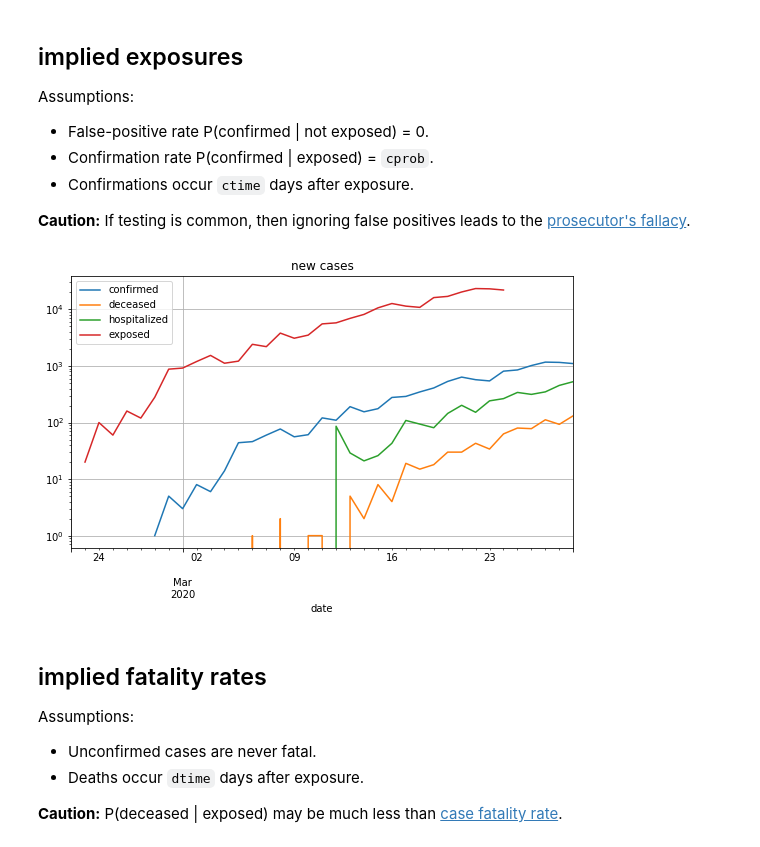
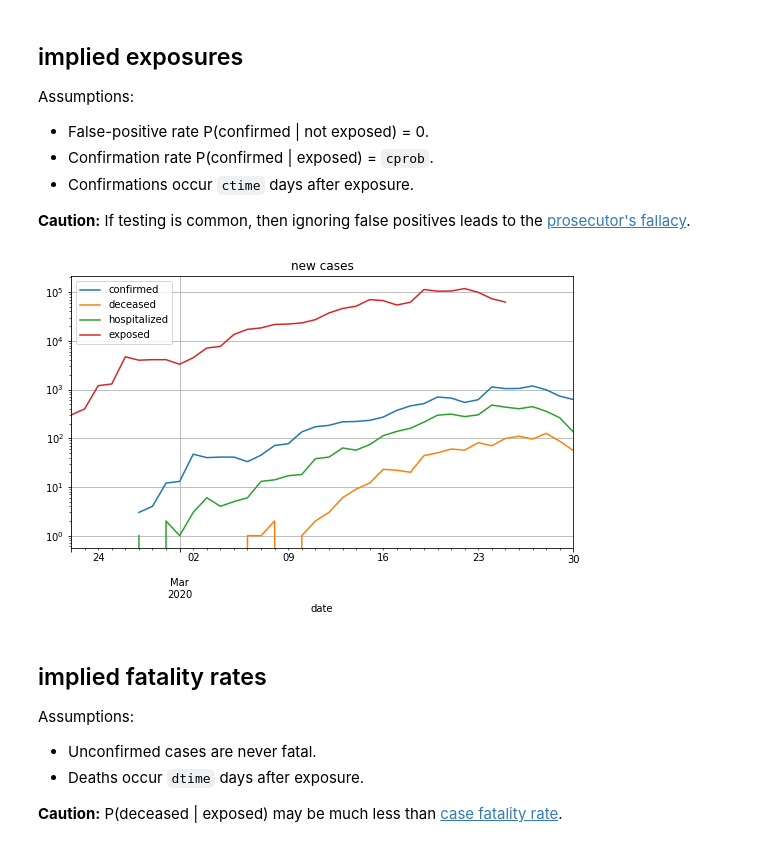
Before and after one commit to samkennerly/covid19, a Jupyter notebook: books/implied.ipynb, the cells around one changed output. Saved outputs shown, nothing was run; the diff lists cells and outputs as text; code cells hidden in the pictures.

Commit message:
Re-run implied book with RIVM data

```diff
--- a/books/implied.ipynb
+++ b/books/implied.ipynb
@@ -21,8 +20,8 @@ Load examples from [CoronaWatchNL] via jonathandebruinos@gmail.com.
 
 [CoronaWatchNL]: https://github.com/J535D165/CoronaWatchNL
 # %%
-real = etl.rivm()
-real
+real = etl.rivm().loc[:'2020-03-30']
+real[::5]
 # %% [output]
 |  | confirmed | deceased | hospitalized |
 | date |  |  |  |
@@ -55,17 +45,17 @@ Assumptions:
 
 [prosecutor's fallacy]: https://en.wikipedia.org/wiki/Prosecutor's_fallacy
 # %%
-cprob = 0.05
+cprob = 0.01
 ctime = 5
 
 exposed = (
     real['confirmed'].rename('exposed')
     .div(cprob).shift(-ctime, freq=real.index.freq)
 )
-data = real.join(exposed, how='outer').diff()
+data = real.join(exposed, how='outer')
 axes = data.plot(figsize=FIGSIZE, grid=True, logy=True, title='new cases')
 # %% [output]
-[figure, old version]
+[figure, new version]
 # %% [markdown]
 ## implied fatality rates
 
```
Also changed, not shown: parts of 5 cells of this notebook.
